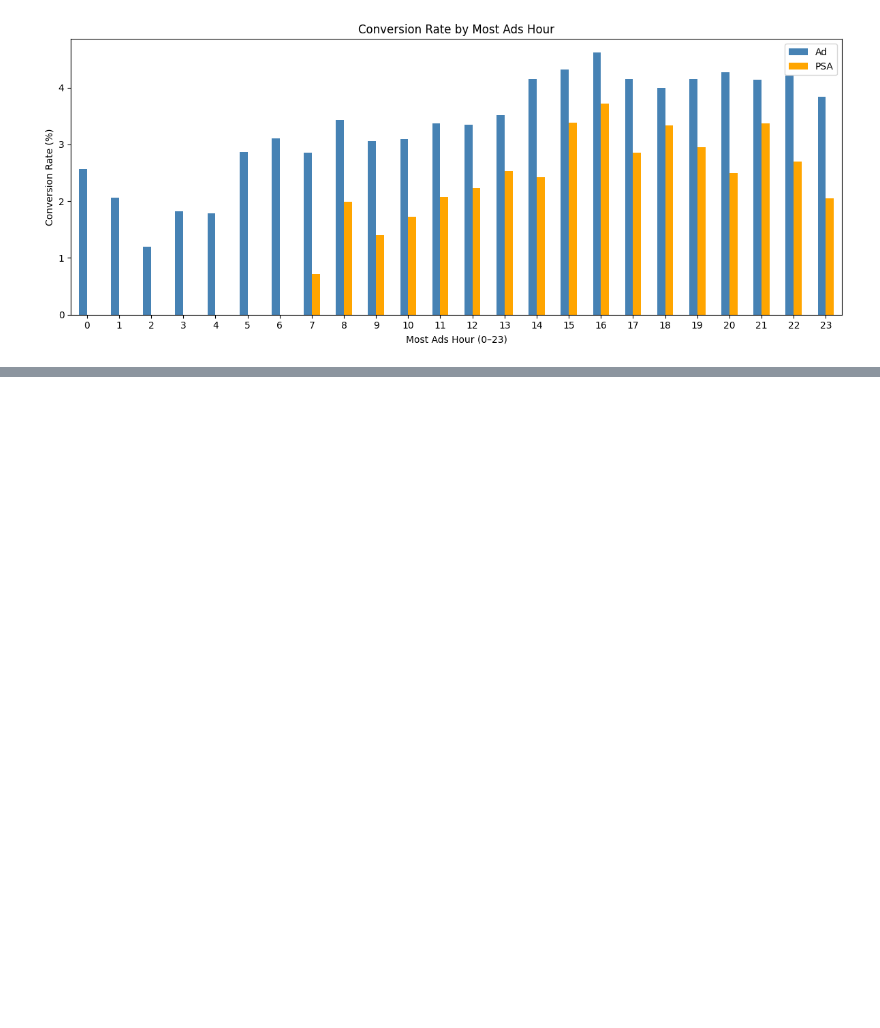
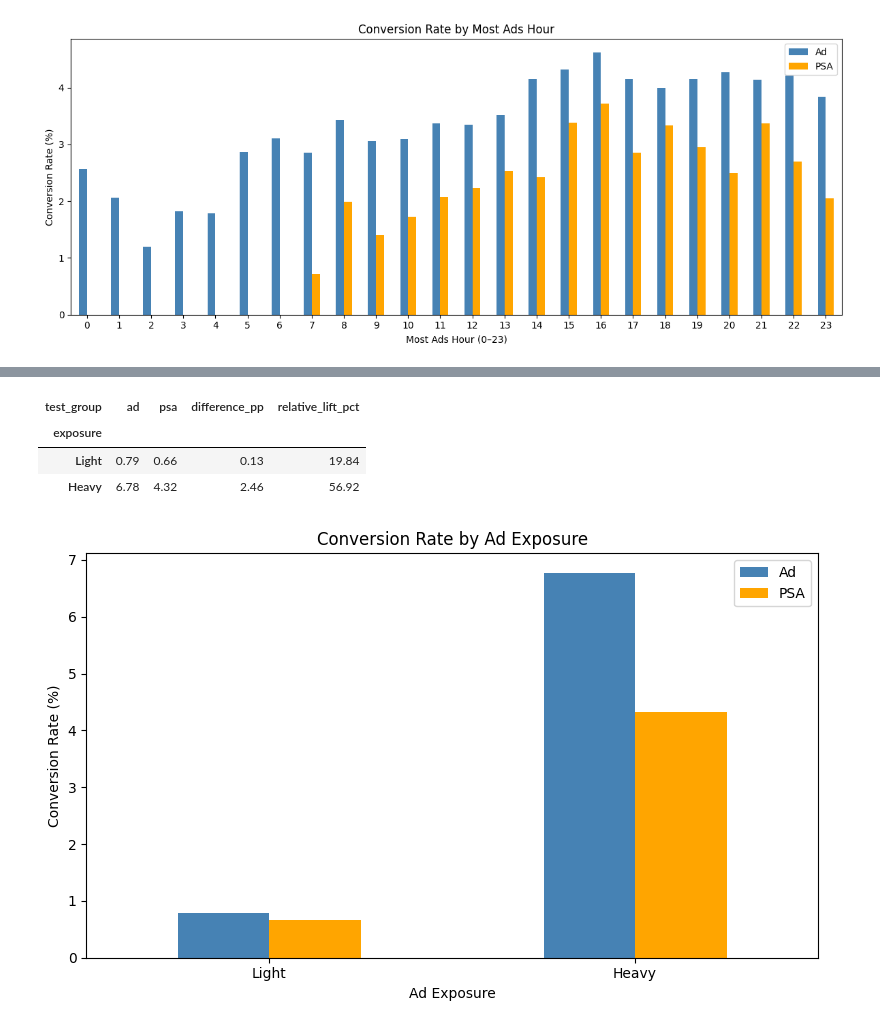
Before and after one commit to mehakgupta0406/marketing-ab-test-analysis, a Jupyter notebook: Marketing_ab_testing.ipynb, the cells around one changed output, grey strips where cells are left out. Drawn from its saved outputs; the diff is of its cells as text; code cells hidden in the pictures; blank space fills up the shorter version.

```diff
--- a/Marketing_ab_testing.ipynb
+++ b/Marketing_ab_testing.ipynb
@@ -522,0 +543,6 @@ plt.show()
+# %%
+exposure_result = pd.read_sql_query(
+    exposure_query,
+    conn,
+    params=(float(exposure_cutoff),)
+)
@@ -522,0 +557,43 @@ plt.show()
+# %%
+exposure_comparison = exposure_result.pivot(
+    index="exposure",
+    columns="test_group",
+    values="conversion_rate"
+).reindex(["Light", "Heavy"])
+# %%
+exposure_comparison["difference_pp"] = (
+    exposure_comparison["ad"] - exposure_comparison["psa"]
+)
+# %%
+psa_baseline = exposure_comparison["psa"].replace(
+    0, float("nan")
+)
+
+exposure_comparison["relative_lift_pct"] = (
+    (exposure_comparison["ad"] - exposure_comparison["psa"])
+    / psa_baseline
+) * 100
+# %%
+display(exposure_comparison.round(2))
+# %% [output]
+| test_group | ad | psa | difference_pp | relative_lift_pct |
+| exposure |  |  |  |  |
+| Light | 0.79 | 0.66 | 0.13 | 19.84 |
+| Heavy | 6.78 | 4.32 | 2.46 | 56.92 |
+# %%
+ax = exposure_comparison[["ad", "psa"]].plot(
+    kind="bar",
+    figsize=(8, 5),
+    color=["steelblue", "orange"]
+)
+
+ax.set_title("Conversion Rate by Ad Exposure")
+ax.set_xlabel("Ad Exposure")
+ax.set_ylabel("Conversion Rate (%)")
+ax.legend(["Ad", "PSA"])
+
+plt.xticks(rotation=0)
+plt.tight_layout()
+plt.show()
+# %% [output]
+[figure, added]
```
Also changed, not shown: parts of 3 cells of this notebook.
